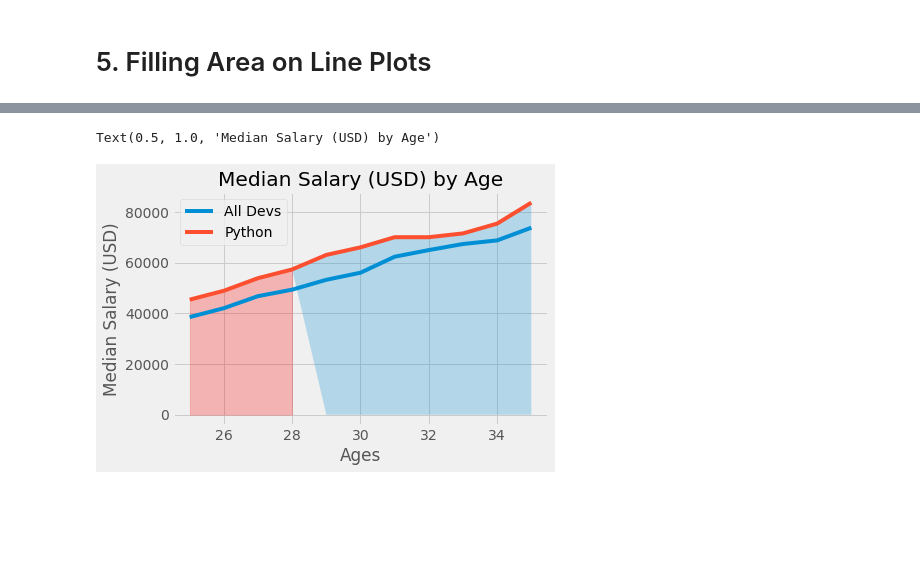
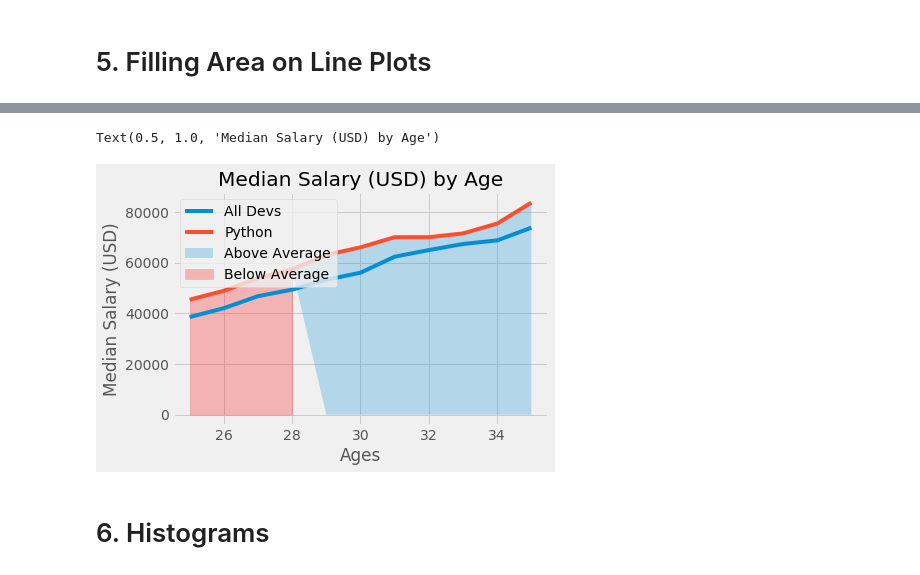
Before and after one commit to yonycherkos/data_analysis, a Jupyter notebook: matplotlib/Matplotlib Tutorials.ipynb, the cells around one changed output, grey strips where cells are left out. Saved outputs shown, nothing was run; the diff lists cells and outputs as text; code cells hidden in the pictures; blank space fills up the shorter version.

Commit message:
6. Histograms

```diff
--- a/matplotlib/Matplotlib Tutorials.ipynb
+++ b/matplotlib/Matplotlib Tutorials.ipynb
@@ -205,16 +165,18 @@ fill_between(x, y1, y2=0, where=None, interpolate=False, step=None, *, data=None
 # %%
 plt.plot(ages_x, dev_y, label="All Devs")
 plt.plot(ages_x, py_dev_y, label="Python")
 
 mediam_salary=57287
 
-plt.fill_between(ages_x, py_dev_y, where=(np.array(py_dev_y) > mediam_salary), interpolate=True, alpha=0.25)
-plt.fill_between(ages_x, py_dev_y, where=(np.array(py_dev_y) <= mediam_salary), color="red", interpolate=True, alpha=0.25)
+plt.fill_between(ages_x, py_dev_y, where=(np.array(py_dev_y) > mediam_salary), interpolate=True, alpha=0.25, label="Above Average")
+plt.fill_between(ages_x, py_dev_y, where=(np.array(py_dev_y) <= mediam_salary), color="red", interpolate=True, alpha=0.25, label="Below Average")
 
-plt.legend()
+plt.legend(loc="upper left")
 plt.xlabel("Ages")
 plt.ylabel("Median Salary (USD)")
 plt.title("Median Salary (USD) by Age")
 # %% [output]
 Text(0.5, 1.0, 'Median Salary (USD) by Age')
-[figure, old version]
+[figure, new version]
+# %% [markdown]
+# 6. Histograms
```
Also changed, not shown: parts of 8 cells of this notebook, 1 other file.
